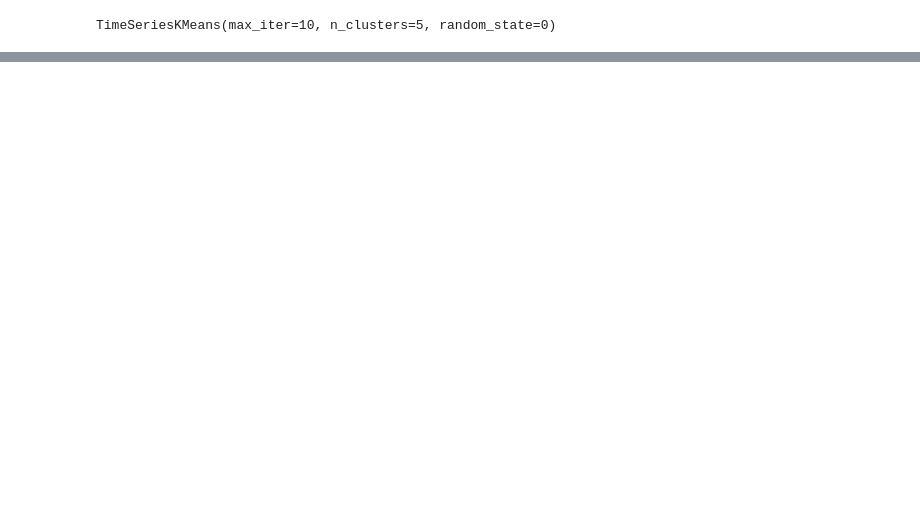
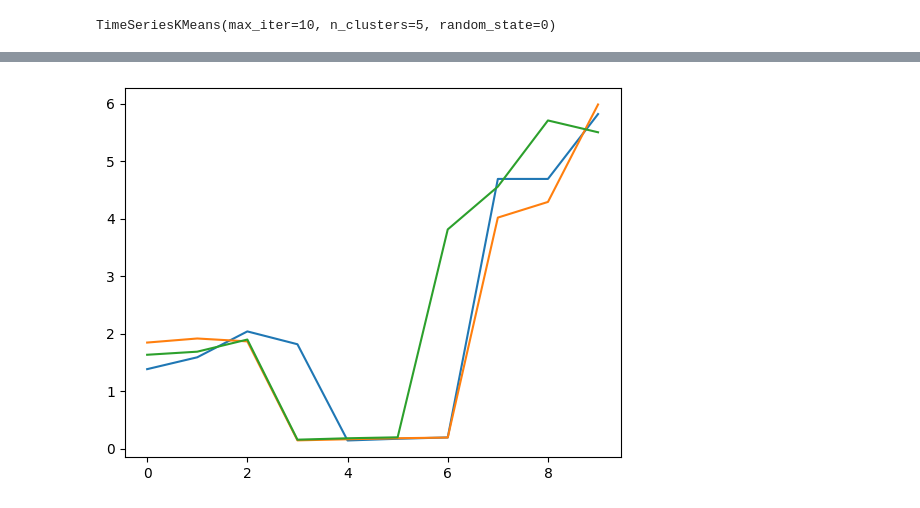
Before and after one commit to biancaziliotto/DataMiningProject, a Jupyter notebook: 4_TSAnalysis.ipynb, the cells around one changed output, grey strips where cells are left out. Cells and saved outputs as stored; diff of their text form; code cells hidden in the pictures; blank space fills up the shorter version.

```diff
--- a/4_TSAnalysis.ipynb
+++ b/4_TSAnalysis.ipynb
@@ -197,0 +306,5 @@ plt.show()
+# %%
+plt.plot(km.cluster_centers_.reshape(X_paa.shape[1], 3))
+plt.show()
+# %% [output]
+[figure, added]
```
Also changed, not shown: parts of 55 cells of this notebook.
